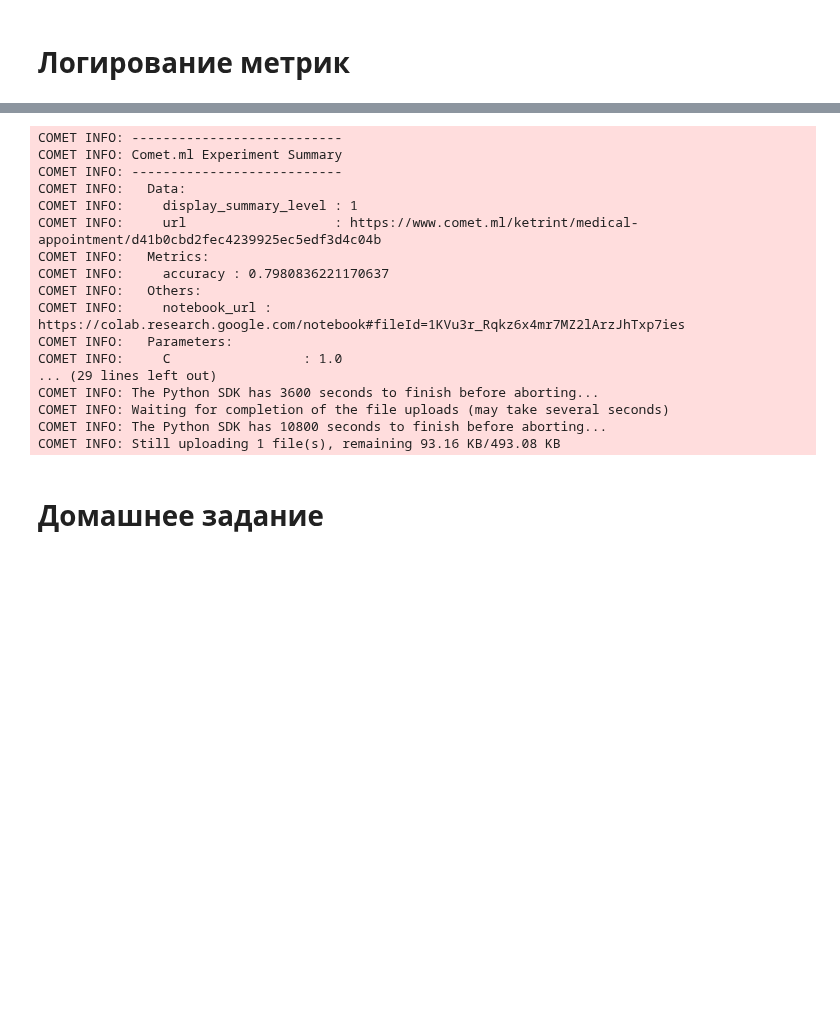
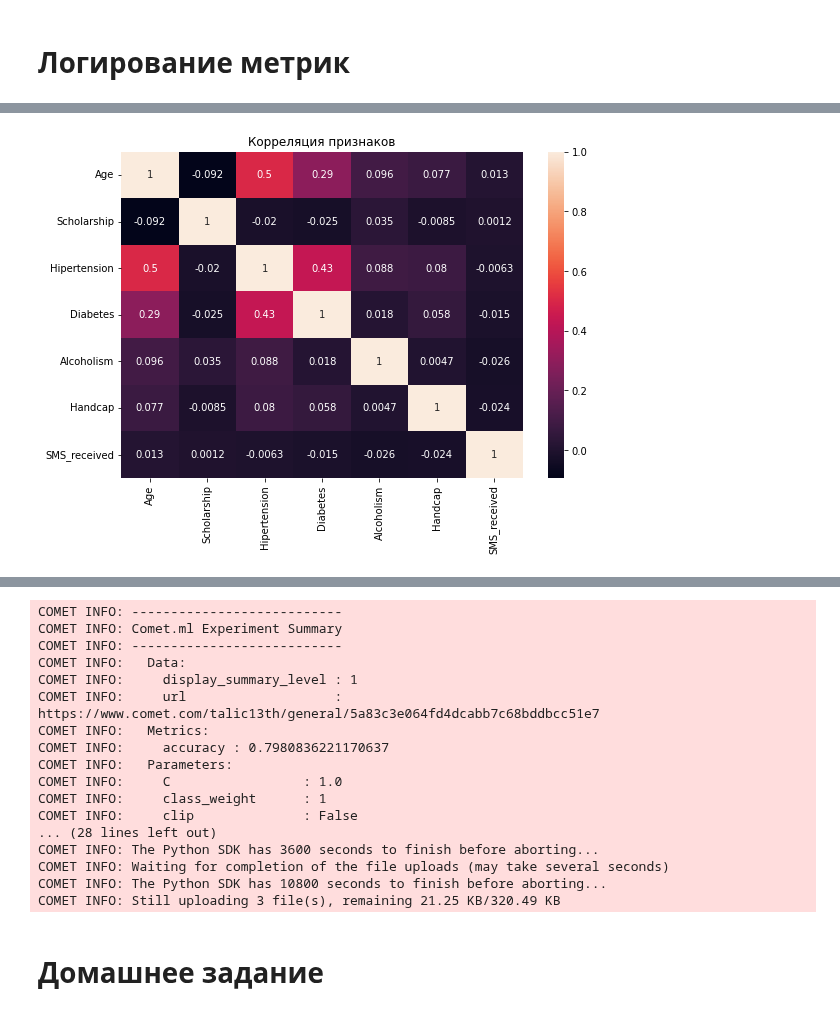
Before and after one commit to Talic13th/SFlearning, a Jupyter notebook: SF/EDA_6/EDA_6_HW.ipynb, the cells around one changed output, grey strips where cells are left out. Drawn from its saved outputs; the diff is of its cells as text; code cells hidden in the pictures; blank space fills up the shorter version.

```diff
--- a/SF/EDA_6/EDA_6_HW.ipynb
+++ b/SF/EDA_6/EDA_6_HW.ipynb
@@ -14,9 +12,9 @@ from comet_ml import Experiment
 # %%
 # Создайте эксперимент с помощью вашего API ключа
 experiment = Experiment(
-    api_key='ВАШ КЛЮЧ',
-    project_name='medical-appointment',
-    workspace='ВАШЕ НАЗВАНИЕ ВОРКСПЭЙСА',
+    api_key="0Sm5YuAbV00nXdTzthr1m9otx",
+    project_name="general",
+    workspace="talic13th",
 )
 # %% [output]
 COMET WARNING: As you are running in a Jupyter environment, you will need to call `experiment.end()` when finished to ensure all metrics and code are logged before exiting.
@@ -25,7 +22,7 @@ COMET INFO: Experiment is live on comet.ml https://www.comet.ml/ketrint/medical-
 # %% [markdown]
 # Загрузка данных
 # %%
-df = pd.read_csv('./KaggleV2-May-2016.csv')
+df = pd.read_csv('data/KaggleV2-May-2016.csv')
 # %%
 df.head()
 # %% [output]
@@ -221,0 +219,4 @@ experiment.log_confusion_matrix(y.tolist(), y_pred.tolist())
+# %%
+numeric_columns = ['Age', 'Scholarship', 'Hipertension', 'Diabetes', 'Alcoholism', 'Handcap', 'SMS_received']
+numeric_data = df[numeric_columns].copy()
+numeric_data.head()
@@ -222,3 +230,11 @@ experiment.log_confusion_matrix(y.tolist(), y_pred.tolist())
+# %%
+plt.figure(figsize=(9, 6))
+ax = sns.heatmap(numeric_data.corr(), annot = True)
+ax.set_title('Корреляция признаков')
+experiment.log_figure(figure=plt)
+plt.show()
+# %% [output]
+[figure, added]
 # %%
 experiment.display()
 # %% [output]
@@ -231,18 +247,18 @@ COMET INFO: Comet.ml Experiment Summary
 COMET INFO: ---------------------------
 COMET INFO:   Data:
 COMET INFO:     display_summary_level : 1
-COMET INFO:     url                   : https://www.comet.ml/ketrint/medical-appointment/d41b0cbd2fec4239925ec5edf3d4c04b
+COMET INFO:     url                   : https://www.comet.com/talic13th/general/5a83c3e064fd4dcabb7c68bddbcc51e7
 COMET INFO:   Metrics:
 COMET INFO:     accuracy : 0.7980836221170637
-COMET INFO:   Others:
-COMET INFO:     notebook_url : https://colab.research.google.com/notebook#fileId=1KVu3r_Rqkz6x4mr7MZ2lArzJhTxp7ies
 COMET INFO:   Parameters:
 COMET INFO:     C                 : 1.0
-... (29 lines left out)
+COMET INFO:     class_weight      : 1
+COMET INFO:     clip              : False
+... (28 lines left out)
 COMET INFO: The Python SDK has 3600 seconds to finish before aborting...
 COMET INFO: Waiting for completion of the file uploads (may take several seconds)
 COMET INFO: The Python SDK has 10800 seconds to finish before aborting...
-COMET INFO: Still uploading 1 file(s), remaining 93.16 KB/493.08 KB
+COMET INFO: Still uploading 3 file(s), remaining 21.25 KB/320.49 KB
 # %% [markdown]
 # Домашнее задание
 # %% [markdown]
```
Also changed, not shown: parts of 7 cells of this notebook.
